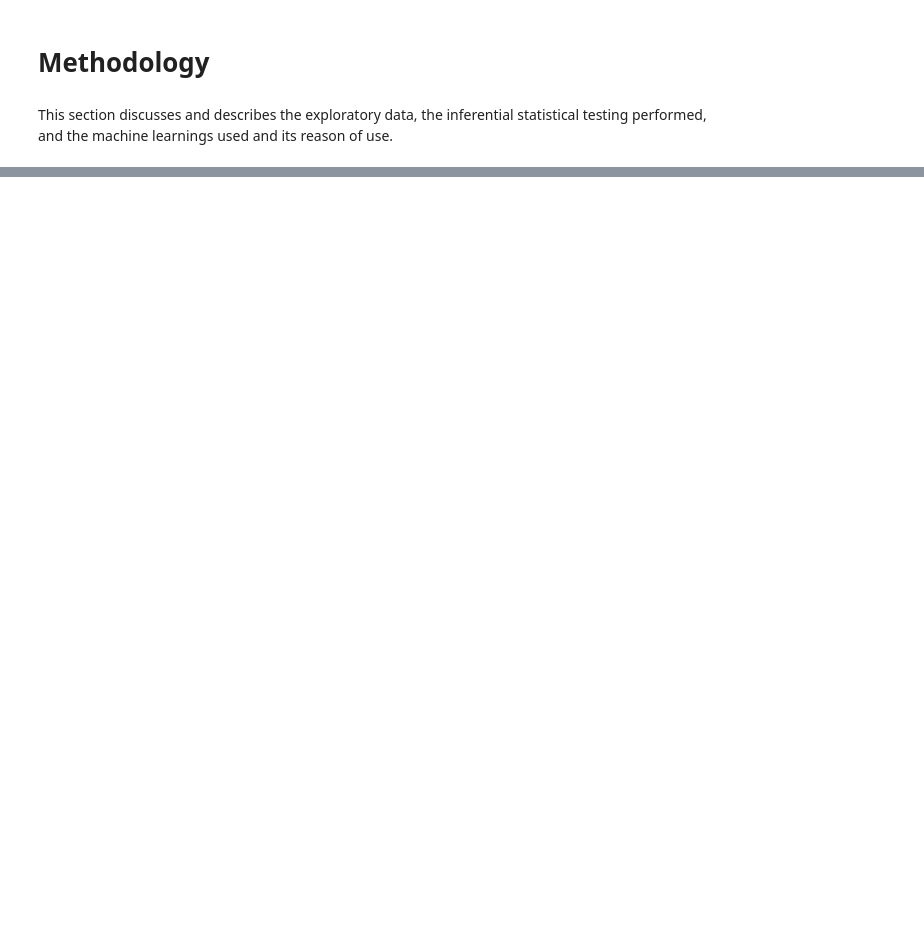
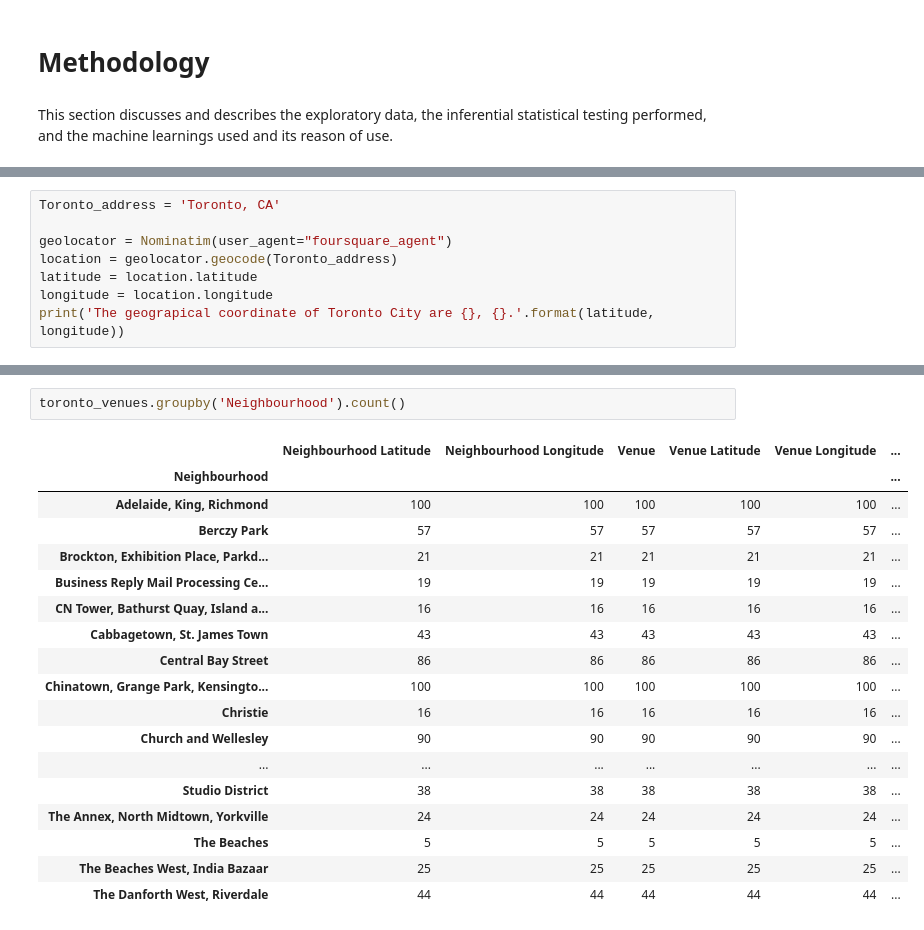
Before and after one commit to amvillamorjr/Capstone_Project_in_Coursera, a Jupyter notebook: Week 5 - Final Project - Data Science copy 1.ipynb, the cells around one changed output, grey strips where cells are left out. Cells and saved outputs as stored; diff of their text form; blank space fills up the shorter version.

```diff
--- a/Week 5 - Final Project - Data Science copy 1.ipynb
+++ b/Week 5 - Final Project - Data Science copy 1.ipynb
@@ -72,0 +390,8 @@ FileNotFoundError: [Errno 2] No such file or directory: 'Canada_Immigration.xlsx
+# %%
+Toronto_address = 'Toronto, CA'
+
+geolocator = Nominatim(user_agent="foursquare_agent")
+location = geolocator.geocode(Toronto_address)
+latitude = location.latitude
+longitude = location.longitude
+print('The geograpical coordinate of Toronto City are {}, {}.'.format(latitude, longitude))
@@ -72,0 +568,21 @@ FileNotFoundError: [Errno 2] No such file or directory: 'Canada_Immigration.xlsx
+# %%
+toronto_venues.groupby('Neighbourhood').count()
+# %% [output]
+|  | Neighbourhood Latitude | Neighbourhood Longitude | Venue | Venue Latitude | Venue Longitude | ... |
+| Neighbourhood |  |  |  |  |  | ... |
+| Adelaide, King, Richmond | 100 | 100 | 100 | 100 | 100 | ... |
+| Berczy Park | 57 | 57 | 57 | 57 | 57 | ... |
+| Brockton, Exhibition Place, Parkd... | 21 | 21 | 21 | 21 | 21 | ... |
+| Business Reply Mail Processing Ce... | 19 | 19 | 19 | 19 | 19 | ... |
+| CN Tower, Bathurst Quay, Island a... | 16 | 16 | 16 | 16 | 16 | ... |
+| Cabbagetown, St. James Town | 43 | 43 | 43 | 43 | 43 | ... |
+| Central Bay Street | 86 | 86 | 86 | 86 | 86 | ... |
+| Chinatown, Grange Park, Kensingto... | 100 | 100 | 100 | 100 | 100 | ... |
+| Christie | 16 | 16 | 16 | 16 | 16 | ... |
+| Church and Wellesley | 90 | 90 | 90 | 90 | 90 | ... |
+| ... | ... | ... | ... | ... | ... | ... |
+| Studio District | 38 | 38 | 38 | 38 | 38 | ... |
+| The Annex, North Midtown, Yorkville | 24 | 24 | 24 | 24 | 24 | ... |
+| The Beaches | 5 | 5 | 5 | 5 | 5 | ... |
+| The Beaches West, India Bazaar | 25 | 25 | 25 | 25 | 25 | ... |
+| The Danforth West, Riverdale | 44 | 44 | 44 | 44 | 44 | ... |
```
Also changed, not shown: parts of 48 cells of this notebook.
